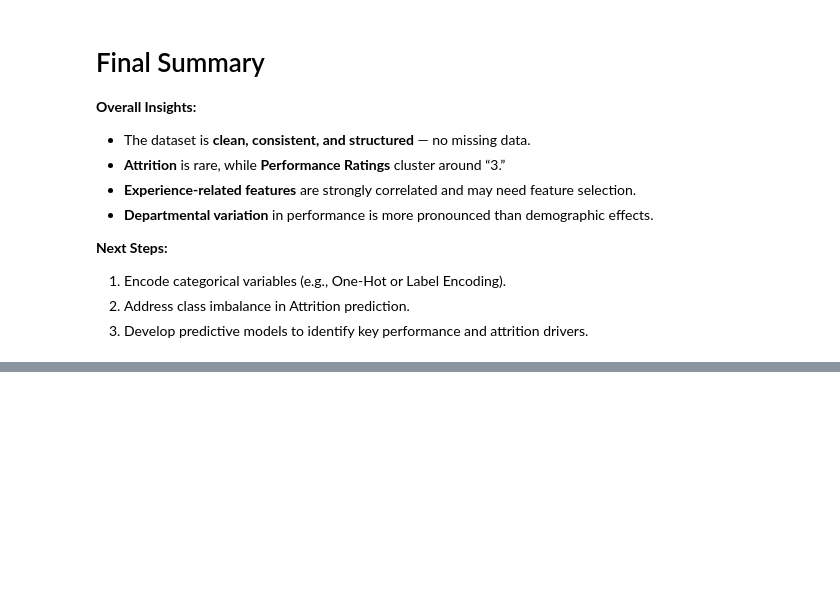
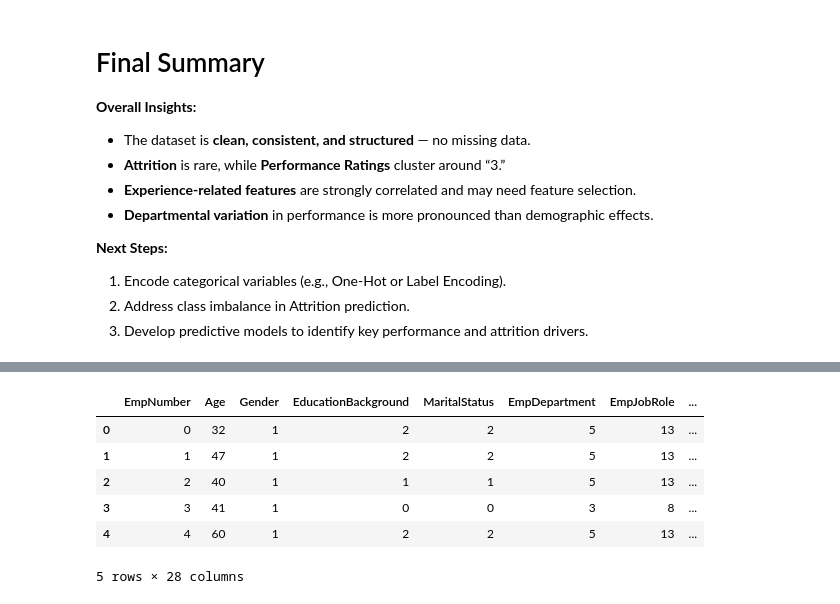
Before and after one commit to nderitumwangi/iabac, a Jupyter notebook: employment.ipynb, the cells around one changed output, grey strips where cells are left out. Cells and saved outputs as stored; diff of their text form; code cells hidden in the pictures; blank space fills up the shorter version.

```diff
--- a/employment.ipynb
+++ b/employment.ipynb
@@ -578,0 +328,17 @@ Files: ['best_model_GradientBoosting.pkl', 'cm_GradientBoosting.png', 'cm_Logist
+# %%
+encoded_df = df.copy()
+
+# Encode all object-type (categorical) columns
+for col in encoded_df.select_dtypes(include=['object']).columns:
+    encoded_df[col] = LabelEncoder().fit_transform(encoded_df[col])
+
+# Quick check
+encoded_df.head()
+# %% [output]
+|  | EmpNumber | Age | Gender | EducationBackground | MaritalStatus | EmpDepartment | EmpJobRole | ... |
+| 0 | 0 | 32 | 1 | 2 | 2 | 5 | 13 | ... |
+| 1 | 1 | 47 | 1 | 2 | 2 | 5 | 13 | ... |
+| 2 | 2 | 40 | 1 | 1 | 1 | 5 | 13 | ... |
+| 3 | 3 | 41 | 1 | 0 | 0 | 3 | 8 | ... |
+| 4 | 4 | 60 | 1 | 2 | 2 | 5 | 13 | ... |
+5 rows × 28 columns
```
Also changed, not shown: parts of 32 cells of this notebook, 15 other files.
